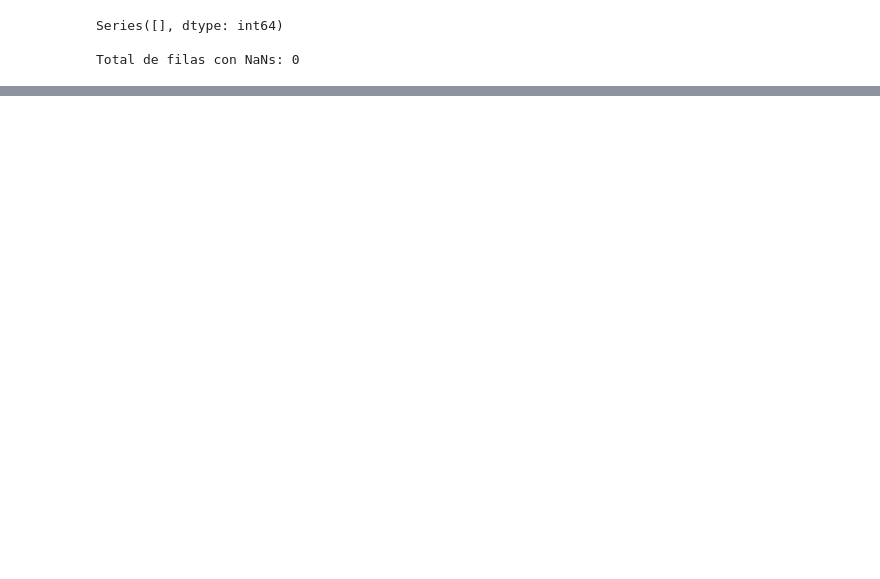
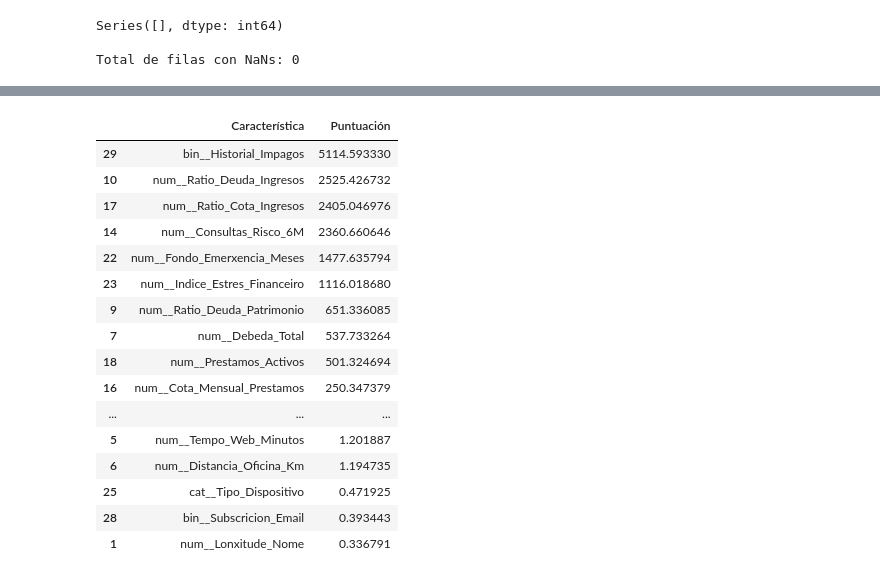
Before and after one commit to lupergo/AA, a Jupyter notebook: p04/script-modelos-1.ipynb, the cells around one changed output, grey strips where cells are left out. Cells and saved outputs as stored; diff of their text form; code cells hidden in the pictures; blank space fills up the shorter version.

```diff
--- a/p04/script-modelos-1.ipynb
+++ b/p04/script-modelos-1.ipynb
@@ -105,0 +150,37 @@ Archivos de sumisiones creado con éxito.
+# %%
+# Probamos selección de caracterísitcas con mejores parámetros para ver si mejora
+from sklearn.feature_selection import SelectFromModel
+
+
+modelo_xgb = XGBClassifier(
+subsample=0.8,
+reg_lambda=1,
+reg_alpha=0.1,
+n_estimators=300,
+min_child_weight=5,
+max_depth=5,
+learning_rate=0.05,
+gamma=0.3,
+colsample_bytree=0.7,
+objective="multi:softmax",
+num_class=4,
+random_state=42,
+n_jobs=-1
+)
+
+X_reducido, selector, scores = seleccion_caracteristicas(
+    X_train_tree, y_train_tree,
+    metodo='model',
+    modelo=modelo_xgb,
+    threshold='mean'
+)
+
+modelo_xgb.fit(X_reducido, y_train_tree)
+
+# Predicción test
+cols_seleccionadas = X_train_tree.columns[selector.get_support()]
+submission_xgb_fs = pd.DataFrame({
+    'ID_Cliente': ids_test_final,
+    'Target_Risco': modelo_xgb.predict(test_tree_pre[cols_seleccionadas])
+})
+submission_xgb_fs.to_csv("submission_xgb_fs.csv", index=False)
@@ -142,3 +238,25 @@ scores_kbest
+# %%
+# Selección características (tree)
+scores_kbest = seleccion_caracteristicas_check(X_train_tree, y_train_tree)
+scores_kbest
+# %% [output]
+|  | Característica | Puntuación |
+| 29 | bin__Historial_Impagos | 5114.593330 |
+| 10 | num__Ratio_Deuda_Ingresos | 2525.426732 |
+| 17 | num__Ratio_Cota_Ingresos | 2405.046976 |
+| 14 | num__Consultas_Risco_6M | 2360.660646 |
+| 22 | num__Fondo_Emerxencia_Meses | 1477.635794 |
+| 23 | num__Indice_Estres_Financeiro | 1116.018680 |
+| 9 | num__Ratio_Deuda_Patrimonio | 651.336085 |
+| 7 | num__Debeda_Total | 537.733264 |
+| 18 | num__Prestamos_Activos | 501.324694 |
+| 16 | num__Cota_Mensual_Prestamos | 250.347379 |
+| ... | ... | ... |
+| 5 | num__Tempo_Web_Minutos | 1.201887 |
+| 6 | num__Distancia_Oficina_Km | 1.194735 |
+| 25 | cat__Tipo_Dispositivo | 0.471925 |
+| 28 | bin__Subscricion_Email | 0.393443 |
+| 1 | num__Lonxitude_Nome | 0.336791 |
 # %%
 import seaborn as sns
 import matplotlib.pyplot as plt
```
Also changed, not shown: parts of 11 cells of this notebook, 3 other files.
